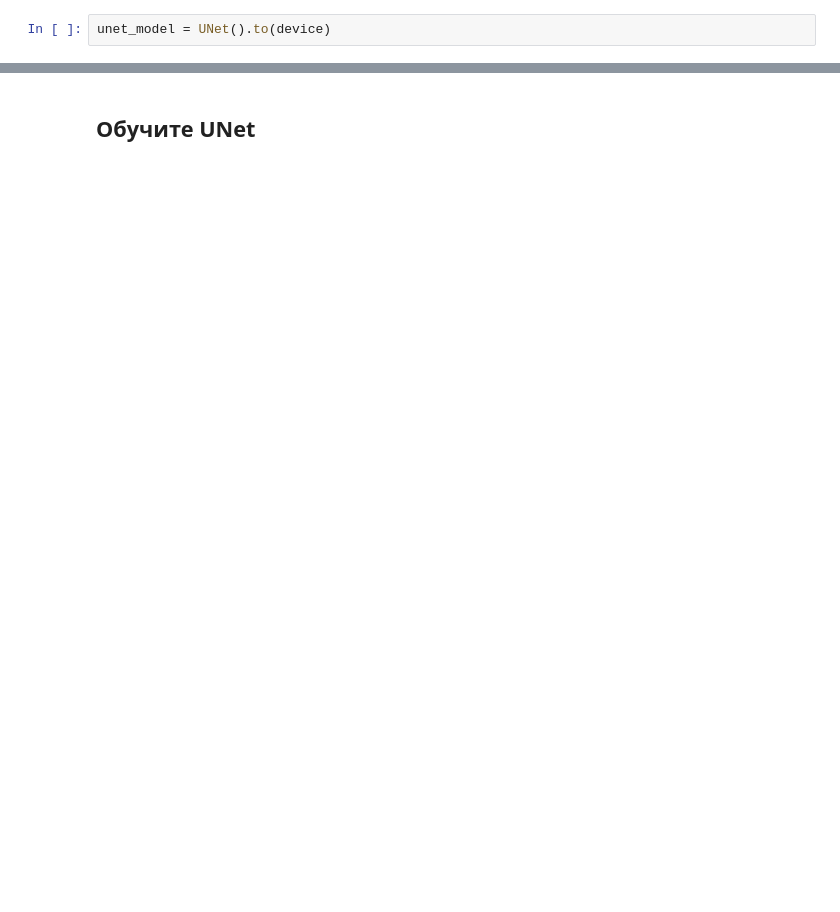
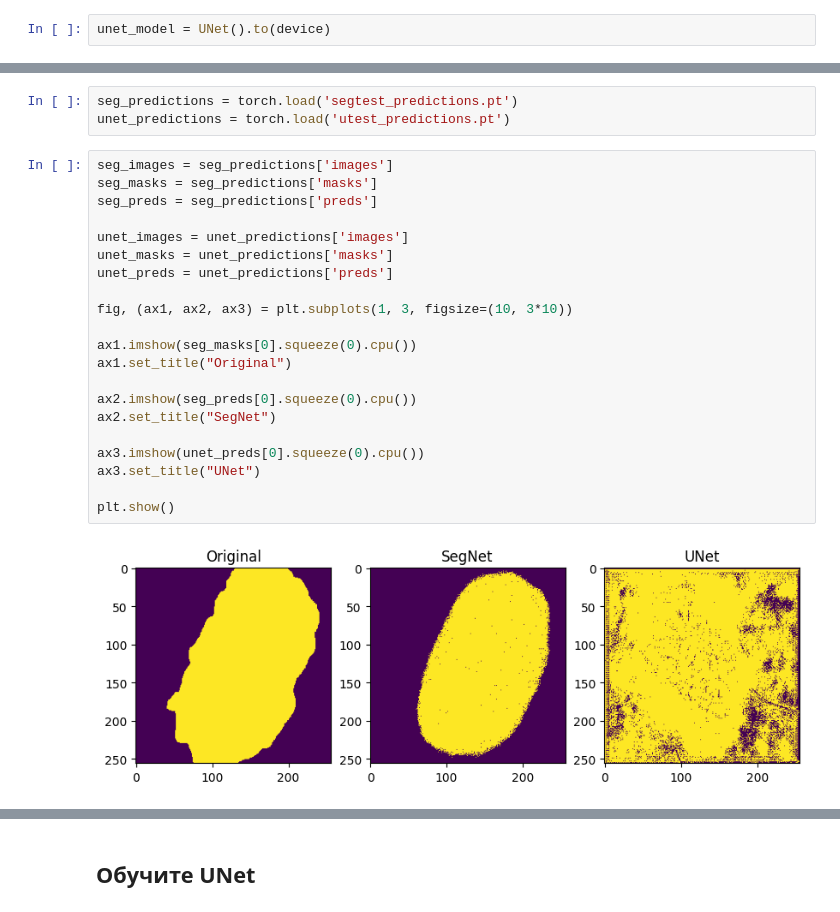
Before and after one commit to Voisan/ML-study, a Jupyter notebook: week_08_semantic_segmentation/Homework/hw_6_semantic_segmentation.ipynb, the cells around one changed output, grey strips where cells are left out. Cells and saved outputs as stored; diff of their text form; blank space fills up the shorter version.

```diff
--- a/week_08_semantic_segmentation/Homework/hw_6_semantic_segmentation.ipynb
+++ b/week_08_semantic_segmentation/Homework/hw_6_semantic_segmentation.ipynb
@@ -815,0 +1148,26 @@ unet_model = UNet().to(device)
+# %%
+seg_predictions = torch.load('segtest_predictions.pt')
+unet_predictions = torch.load('utest_predictions.pt')
+# %%
+seg_images = seg_predictions['images']
+seg_masks = seg_predictions['masks']
+seg_preds = seg_predictions['preds']
+
+unet_images = unet_predictions['images']
+unet_masks = unet_predictions['masks']
+unet_preds = unet_predictions['preds']
+
+fig, (ax1, ax2, ax3) = plt.subplots(1, 3, figsize=(10, 3*10))
+
+ax1.imshow(seg_masks[0].squeeze(0).cpu())
+ax1.set_title("Original")
+
+ax2.imshow(seg_preds[0].squeeze(0).cpu())
+ax2.set_title("SegNet")
+
+ax3.imshow(unet_preds[0].squeeze(0).cpu())
+ax3.set_title("UNet")
+
+plt.show()
+# %% [output]
+[figure, added]
```
Also changed, not shown: parts of 39 cells of this notebook.
